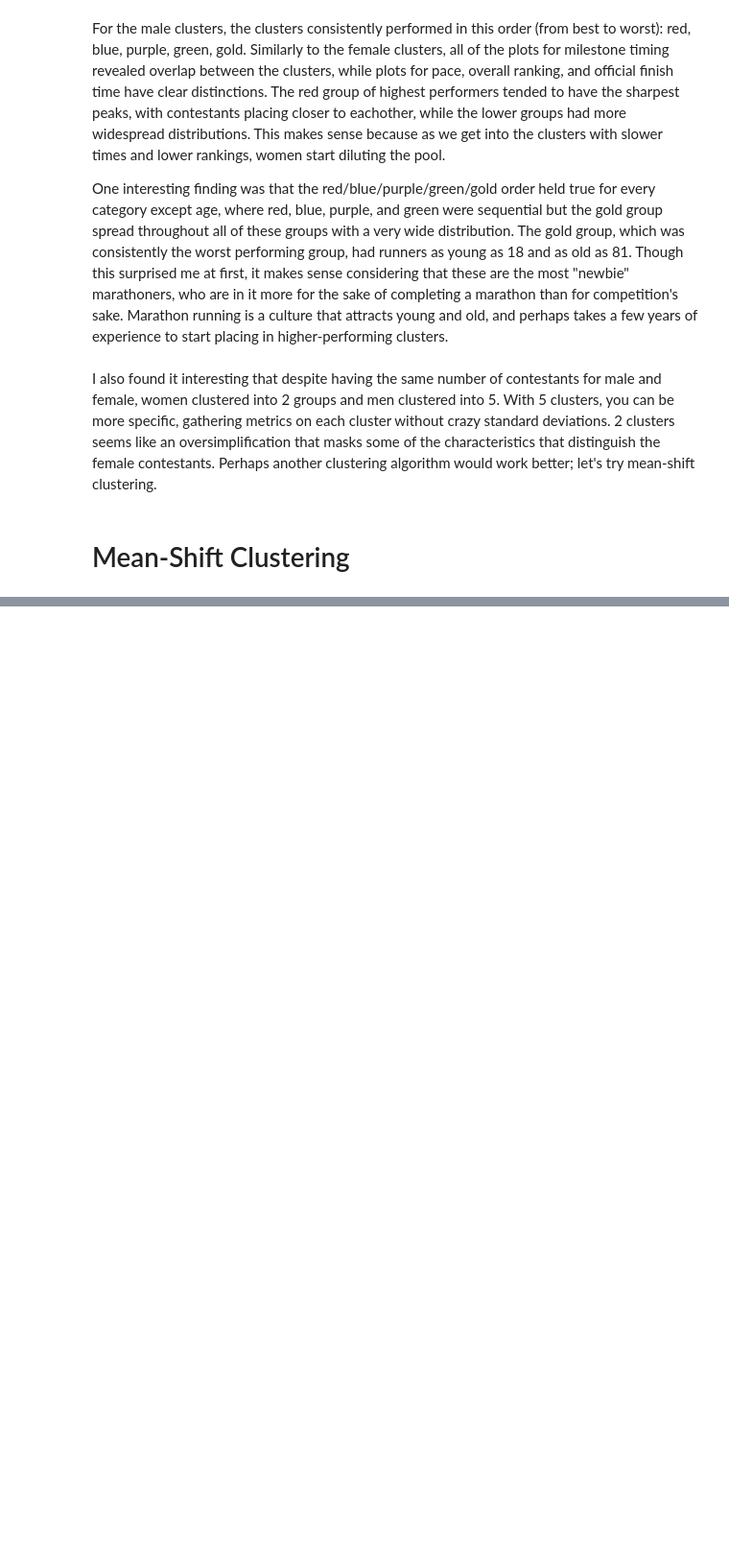
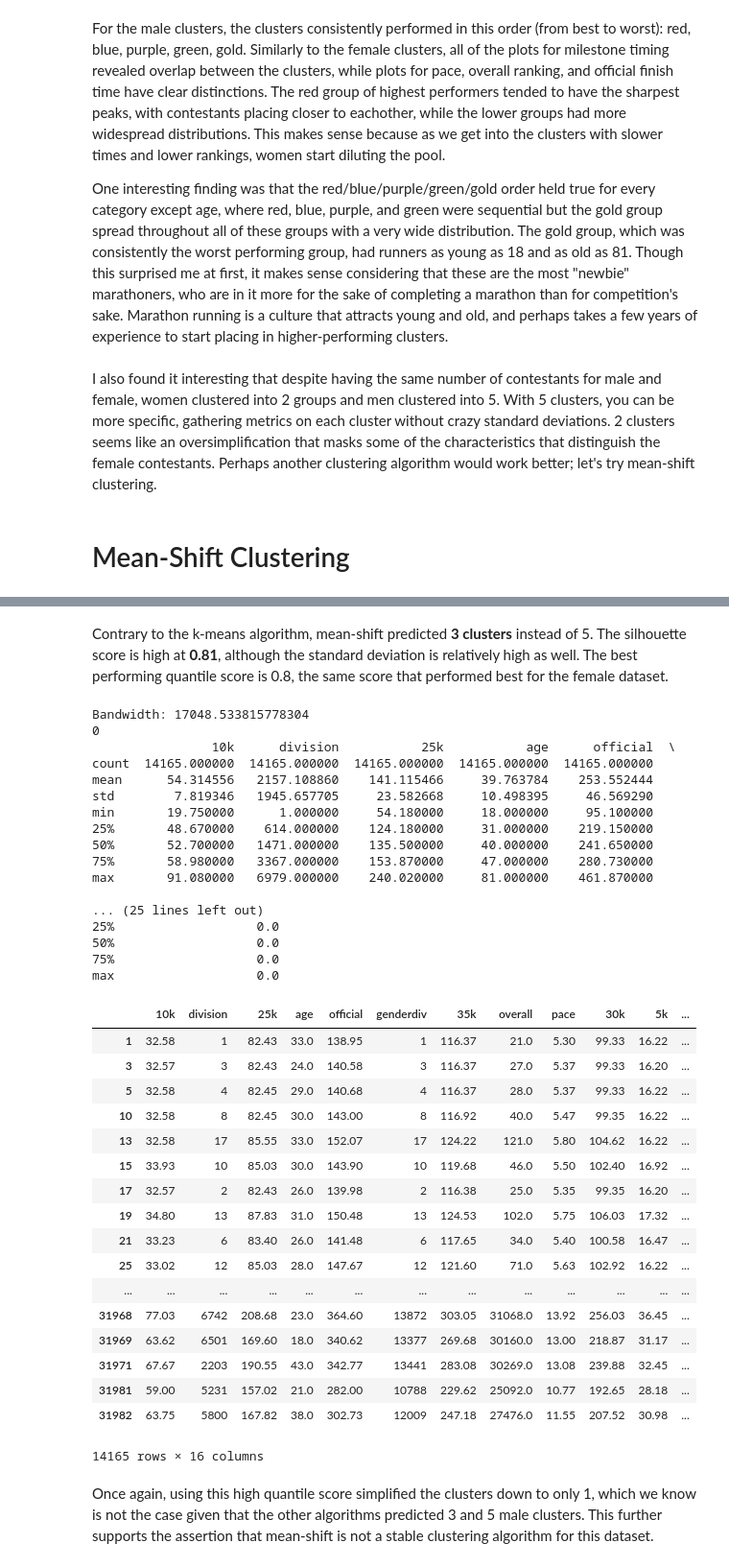
Before and after one commit to osnosis/clustering-boston-marathon, a Jupyter notebook: Clustering the Boston Marathon.ipynb, the cells around one changed output, grey strips where cells are left out. Shown at 96% size. Drawn from its saved outputs; the diff is of its cells as text; code cells hidden in the pictures; blank space fills up the shorter version.

```diff
--- a/Clustering the Boston Marathon.ipynb
+++ b/Clustering the Boston Marathon.ipynb
@@ -1057,0 +796,42 @@ Overall, we see that k-means has performed very strongly with these fairly simpl
+# %% [markdown]
+Contrary to the k-means algorithm, mean-shift predicted **3 clusters** instead of 5. The silhouette score is high at **0.81**, although the standard deviation is relatively high as well. The best performing quantile score is 0.8, the same score that performed best for the female dataset.
+# %%
+investigate_ms(male_cont, male_ms_quantile)
+# %% [output]
+Bandwidth: 17048.533815778304
+0
+                10k      division           25k           age      official  \
+count  14165.000000  14165.000000  14165.000000  14165.000000  14165.000000
+mean      54.314556   2157.108860    141.115466     39.763784    253.552444
+std        7.819346   1945.657705     23.582668     10.498395     46.569290
+min       19.750000      1.000000     54.180000     18.000000     95.100000
+25%       48.670000    614.000000    124.180000     31.000000    219.150000
+50%       52.700000   1471.000000    135.500000     40.000000    241.650000
+75%       58.980000   3367.000000    153.870000     47.000000    280.730000
+max       91.080000   6979.000000    240.020000     81.000000    461.870000
+
+... (25 lines left out)
+25%                   0.0
+50%                   0.0
+75%                   0.0
+max                   0.0
+|  | 10k | division | 25k | age | official | genderdiv | 35k | overall | pace | 30k | 5k | ... |
+| 1 | 32.58 | 1 | 82.43 | 33.0 | 138.95 | 1 | 116.37 | 21.0 | 5.30 | 99.33 | 16.22 | ... |
+| 3 | 32.57 | 3 | 82.43 | 24.0 | 140.58 | 3 | 116.37 | 27.0 | 5.37 | 99.33 | 16.20 | ... |
+| 5 | 32.58 | 4 | 82.45 | 29.0 | 140.68 | 4 | 116.37 | 28.0 | 5.37 | 99.33 | 16.22 | ... |
+| 10 | 32.58 | 8 | 82.45 | 30.0 | 143.00 | 8 | 116.92 | 40.0 | 5.47 | 99.35 | 16.22 | ... |
+| 13 | 32.58 | 17 | 85.55 | 33.0 | 152.07 | 17 | 124.22 | 121.0 | 5.80 | 104.62 | 16.22 | ... |
+| 15 | 33.93 | 10 | 85.03 | 30.0 | 143.90 | 10 | 119.68 | 46.0 | 5.50 | 102.40 | 16.92 | ... |
+| 17 | 32.57 | 2 | 82.43 | 26.0 | 139.98 | 2 | 116.38 | 25.0 | 5.35 | 99.35 | 16.20 | ... |
+| 19 | 34.80 | 13 | 87.83 | 31.0 | 150.48 | 13 | 124.53 | 102.0 | 5.75 | 106.03 | 17.32 | ... |
+| 21 | 33.23 | 6 | 83.40 | 26.0 | 141.48 | 6 | 117.65 | 34.0 | 5.40 | 100.58 | 16.47 | ... |
+| 25 | 33.02 | 12 | 85.03 | 28.0 | 147.67 | 12 | 121.60 | 71.0 | 5.63 | 102.92 | 16.22 | ... |
+| ... | ... | ... | ... | ... | ... | ... | ... | ... | ... | ... | ... | ... |
+| 31968 | 77.03 | 6742 | 208.68 | 23.0 | 364.60 | 13872 | 303.05 | 31068.0 | 13.92 | 256.03 | 36.45 | ... |
+| 31969 | 63.62 | 6501 | 169.60 | 18.0 | 340.62 | 13377 | 269.68 | 30160.0 | 13.00 | 218.87 | 31.17 | ... |
+| 31971 | 67.67 | 2203 | 190.55 | 43.0 | 342.77 | 13441 | 283.08 | 30269.0 | 13.08 | 239.88 | 32.45 | ... |
+| 31981 | 59.00 | 5231 | 157.02 | 21.0 | 282.00 | 10788 | 229.62 | 25092.0 | 10.77 | 192.65 | 28.18 | ... |
+| 31982 | 63.75 | 5800 | 167.82 | 38.0 | 302.73 | 12009 | 247.18 | 27476.0 | 11.55 | 207.52 | 30.98 | ... |
+14165 rows × 16 columns
+# %% [markdown]
+Once again, using this high quantile score simplified the clusters down to only 1, which we know is not the case given that the other algorithms predicted 3 and 5 male clusters. This further supports the assertion that mean-shift is not a stable clustering algorithm for this dataset.
```
Also changed, not shown: parts of 64 cells of this notebook.
